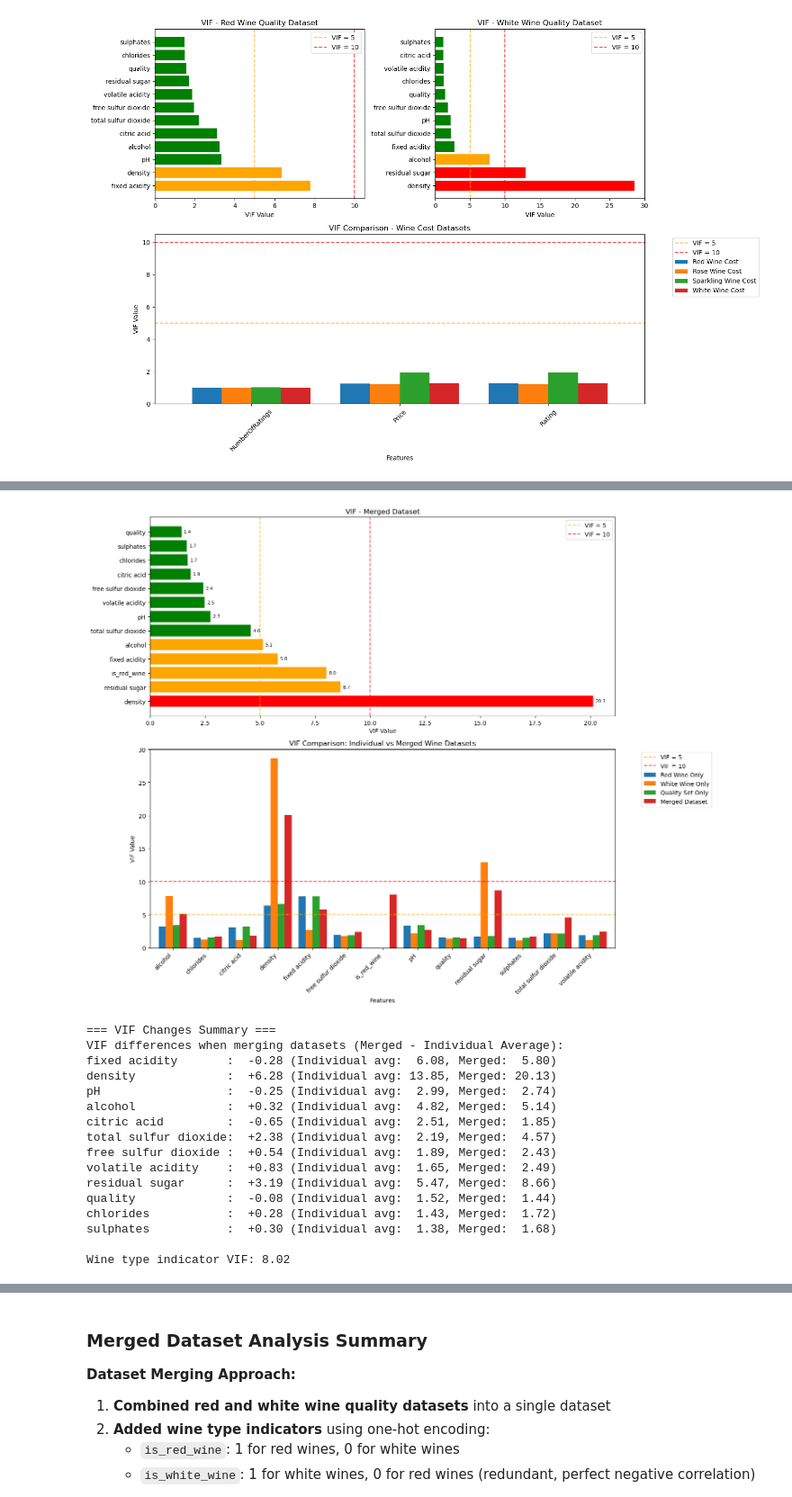
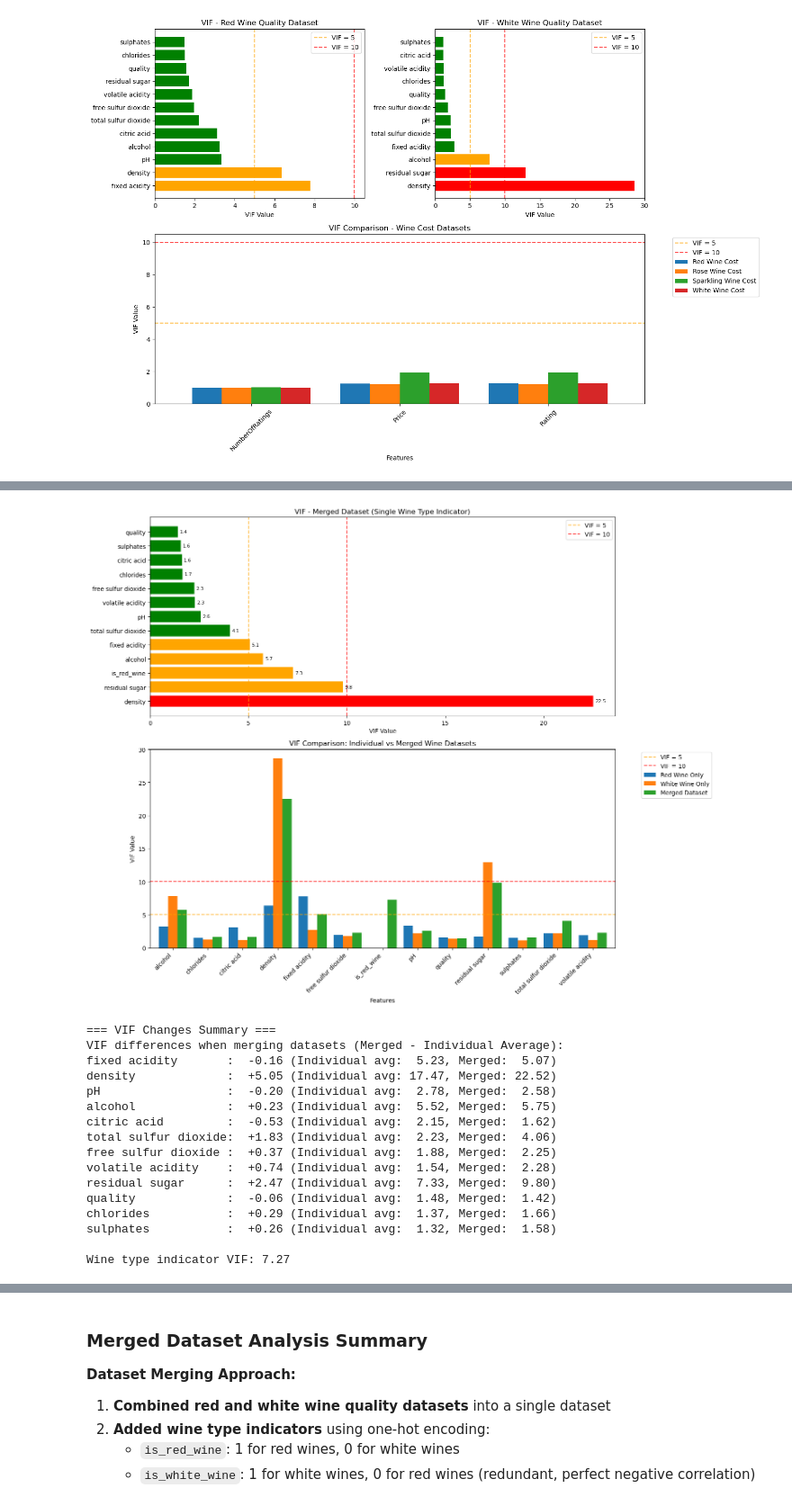
Before and after one commit to dylangeorg3/ENGG2112_Project, a Jupyter notebook: DatasetAnalysis.ipynb, the cells around one changed output, grey strips where cells are left out. Shown at 90% size. Cells and saved outputs as stored; diff of their text form; code cells hidden in the pictures.

```diff
--- a/DatasetAnalysis.ipynb
+++ b/DatasetAnalysis.ipynb
@@ -1018,12 +994,6 @@ def calculate_vif(df, numerical_cols):
     """
     Calculate VIF for numerical columns in a dataframe
     """
-    # Check all numerical cols are in data, if not print a warning
-    for col in numerical_cols:
-        if col not in df.columns:
-            print(f"Warning: {col} not in dataframe columns")
-            numerical_cols.remove(col)
-
     # Select only numerical columns and remove any missing values
     data = df[numerical_cols].dropna()
 
@@ -1314,7 +1247,7 @@ merged_vif_plot = merged_vif.copy()
 colors = ['red' if x > 10 else 'orange' if x > 5 else 'green' for x in merged_vif_plot['VIF']]
 bars = plt.barh(merged_vif_plot['Feature'], merged_vif_plot['VIF'], color=colors)
 plt.xlabel('VIF Value')
-plt.title('VIF - Merged Dataset')
+plt.title('VIF - Merged Dataset (Single Wine Type Indicator)')
 plt.axvline(x=5, color='orange', linestyle='--', alpha=0.7, label='VIF = 5')
 plt.axvline(x=10, color='red', linestyle='--', alpha=0.7, label='VIF = 10')
 plt.legend()
@@ -1331,57 +1264,55 @@ plt.subplot(2, 1, 2)
 comparison_data = {
     'Red Wine Only': red_vif.set_index('Feature')['VIF'],
     'White Wine Only': white_vif.set_index('Feature')['VIF'],
-    'Quality Set Only': qt_vif.set_index('Feature')['VIF'],
-    'Merged Dataset': merged_vif.set_index('Feature')['VIF']
+    'Merged Dataset': merged_vif_single.set_index('Feature')['VIF']
 }
 
 # Create comparison dataframe
 comparison_df = pd.DataFrame(comparison_data).fillna(0)
 comparison_df.plot(kind='bar', ax=plt.gca(), width=0.8)
 plt.axhline(y=5, color='orange', linestyle='--', alpha=0.7, label='VIF = 5')
 plt.axhline(y=10, color='red', linestyle='--', alpha=0.7, label='VIF = 10')
 plt.title('VIF Comparison: Individual vs Merged Wine Datasets')
 plt.xlabel('Features')
 plt.ylabel('VIF Value')
 plt.legend(bbox_to_anchor=(1.05, 1), loc='upper left')
 plt.xticks(rotation=45, ha='right')
 
 plt.tight_layout()
 plt.show()
 
 # Print summary of VIF changes when merging datasets
 print("\n=== VIF Changes Summary ===")
 print("VIF differences when merging datasets (Merged - Individual Average):")
-merged_vif_dict = merged_vif.set_index('Feature')['VIF'].to_dict()
+merged_vif_dict = merged_vif_single.set_index('Feature')['VIF'].to_dict()
 red_vif_dict = red_vif.set_index('Feature')['VIF'].to_dict()
 white_vif_dict = white_vif.set_index('Feature')['VIF'].to_dict()
-qt_vif_dict = qt_vif.set_index('Feature')['VIF'].to_dict()
 
 for feature in red_vif_dict.keys():
     if feature in merged_vif_dict:
-        individual_avg = (red_vif_dict[feature] + white_vif_dict[feature] + qt_vif_dict[feature]) / 3
+        individual_avg = (red_vif_dict[feature] + white_vif_dict[feature]) / 2
         merged_val = merged_vif_dict[feature]
         difference = merged_val - individual_avg
         print(f"{feature:20s}: {difference:+6.2f} (Individual avg: {individual_avg:5.2f}, Merged: {merged_val:5.2f})")
 
 # Show the new wine type indicator VIF
 if 'is_red_wine' in merged_vif_dict:
     print(f"\nWine type indicator VIF: {merged_vif_dict['is_red_wine']:.2f}")
 # %% [output]
-[figure, old version]
+[figure, new version]
 === VIF Changes Summary ===
 VIF differences when merging datasets (Merged - Individual Average):
-fixed acidity       :  -0.28 (Individual avg:  6.08, Merged:  5.80)
-density             :  +6.28 (Individual avg: 13.85, Merged: 20.13)
-pH                  :  -0.25 (Individual avg:  2.99, Merged:  2.74)
-alcohol             :  +0.32 (Individual avg:  4.82, Merged:  5.14)
-citric acid         :  -0.65 (Individual avg:  2.51, Merged:  1.85)
-total sulfur dioxide:  +2.38 (Individual avg:  2.19, Merged:  4.57)
-free sulfur dioxide :  +0.54 (Individual avg:  1.89, Merged:  2.43)
-volatile acidity    :  +0.83 (Individual avg:  1.65, Merged:  2.49)
-residual sugar      :  +3.19 (Individual avg:  5.47, Merged:  8.66)
-quality             :  -0.08 (Individual avg:  1.52, Merged:  1.44)
-chlorides           :  +0.28 (Individual avg:  1.43, Merged:  1.72)
-sulphates           :  +0.30 (Individual avg:  1.38, Merged:  1.68)
+fixed acidity       :  -0.16 (Individual avg:  5.23, Merged:  5.07)
+density             :  +5.05 (Individual avg: 17.47, Merged: 22.52)
+pH                  :  -0.20 (Individual avg:  2.78, Merged:  2.58)
+alcohol             :  +0.23 (Individual avg:  5.52, Merged:  5.75)
+citric acid         :  -0.53 (Individual avg:  2.15, Merged:  1.62)
+total sulfur dioxide:  +1.83 (Individual avg:  2.23, Merged:  4.06)
+free sulfur dioxide :  +0.37 (Individual avg:  1.88, Merged:  2.25)
+volatile acidity    :  +0.74 (Individual avg:  1.54, Merged:  2.28)
+residual sugar      :  +2.47 (Individual avg:  7.33, Merged:  9.80)
+quality             :  -0.06 (Individual avg:  1.48, Merged:  1.42)
+chlorides           :  +0.29 (Individual avg:  1.37, Merged:  1.66)
+sulphates           :  +0.26 (Individual avg:  1.32, Merged:  1.58)
 
-Wine type indicator VIF: 8.02
+Wine type indicator VIF: 7.27
```
Also changed, not shown: parts of 17 cells of this notebook, 1 other file.
